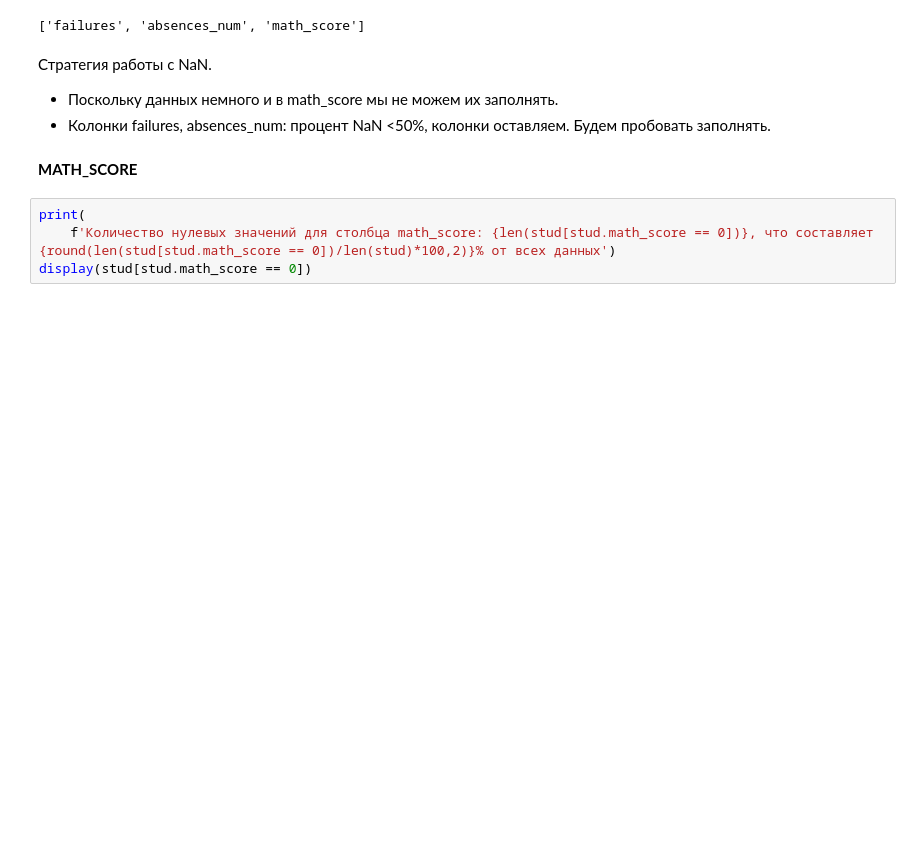
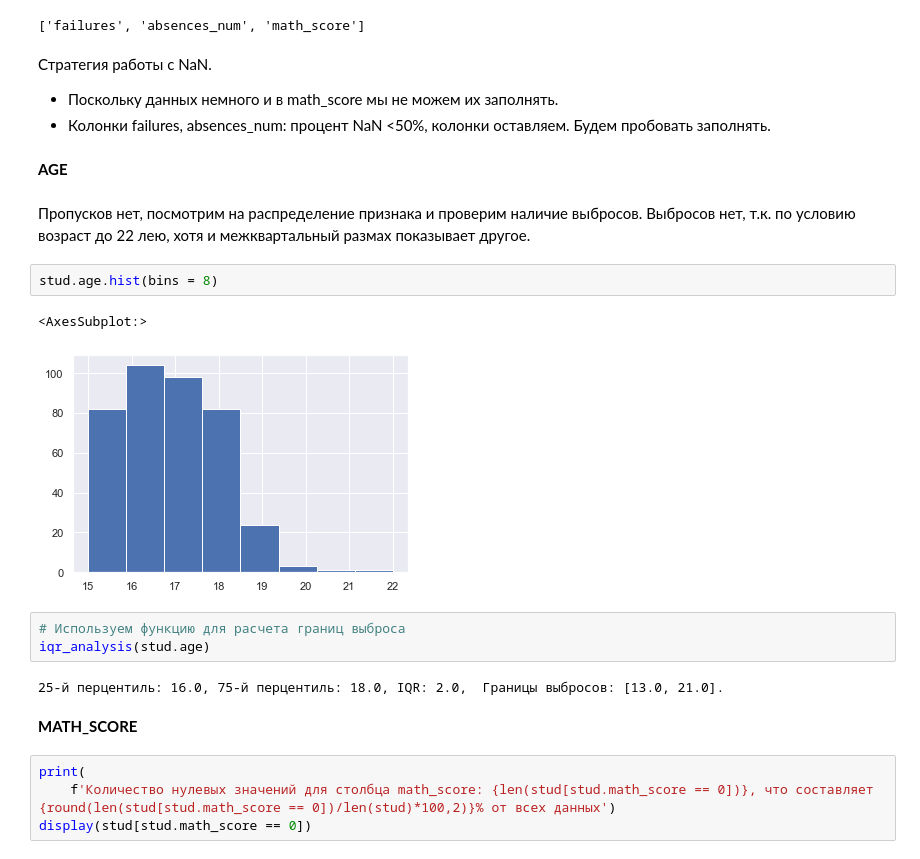
Before and after one commit to LudmilaGR/SF_DSPR_28_Gil, a Jupyter notebook: module_2/Project_2_DSPR_28_Gil.ipynb, the cells around one changed output. Saved outputs shown, nothing was run; the diff lists cells and outputs as text; blank space fills up the shorter version.

```diff
--- a/module_2/Project_2_DSPR_28_Gil.ipynb
+++ b/module_2/Project_2_DSPR_28_Gil.ipynb
@@ -422,6 +436,21 @@ math_score             6  1.52
 
 * Поскольку данных немного и в math_score мы не можем их заполнять.
 * Колонки failures, absences_num: процент NaN <50%, колонки оставляем. Будем пробовать заполнять.
+# %% [markdown]
+**AGE**
+# %% [markdown]
+Пропусков нет, посмотрим на распределение признака и проверим наличие выбросов.
+Выбросов нет, т.к. по условию возраст до 22 лею, хотя и межквартальный размах показывает другое.
+# %%
+stud.age.hist(bins = 8)
+# %% [output]
+<AxesSubplot:>
+[figure, added]
+# %%
+# Используем функцию для расчета границ выброса
+iqr_analysis(stud.age)
+# %% [output]
+25-й перцентиль: 16.0, 75-й перцентиль: 18.0, IQR: 2.0,  Границы выбросов: [13.0, 21.0].
 # %% [markdown]
 **MATH_SCORE**
 # %%
```
Also changed, not shown: parts of 11 cells of this notebook.
